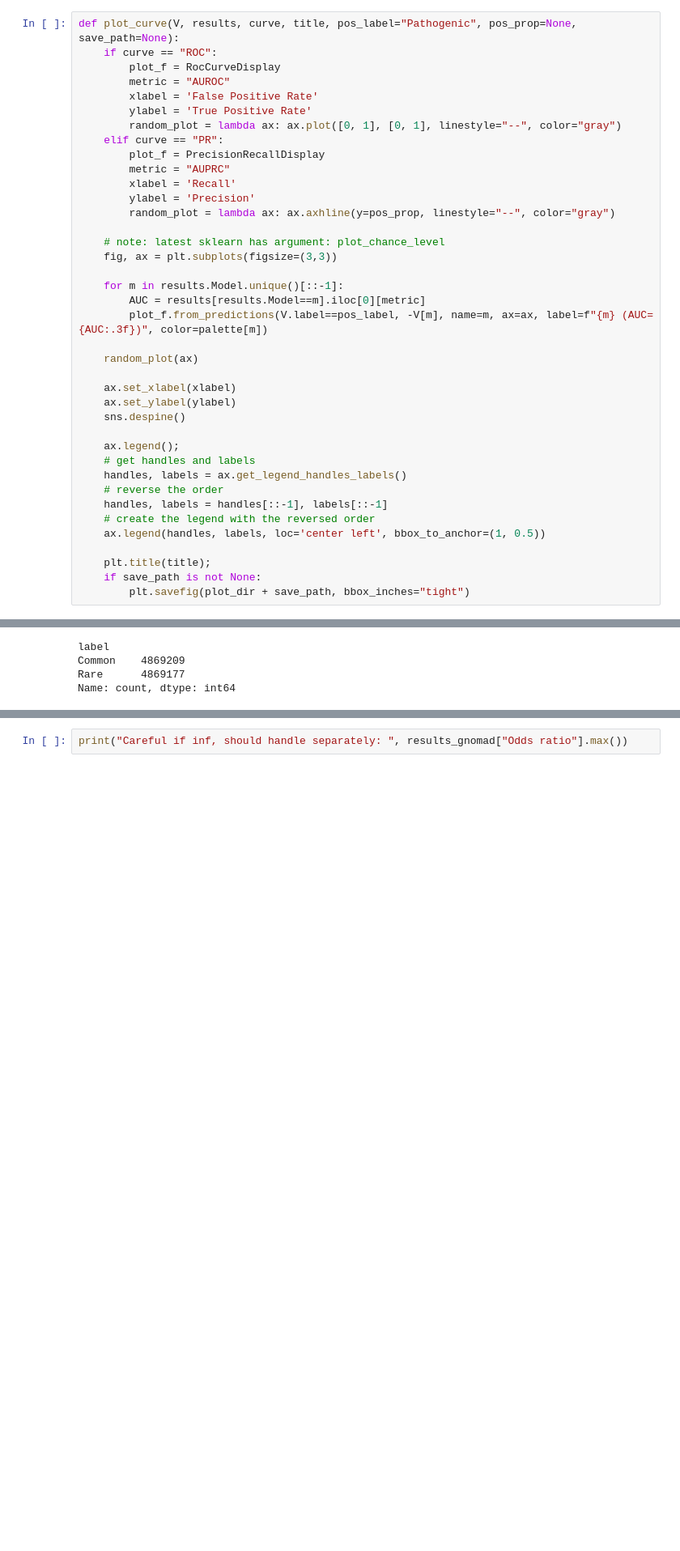
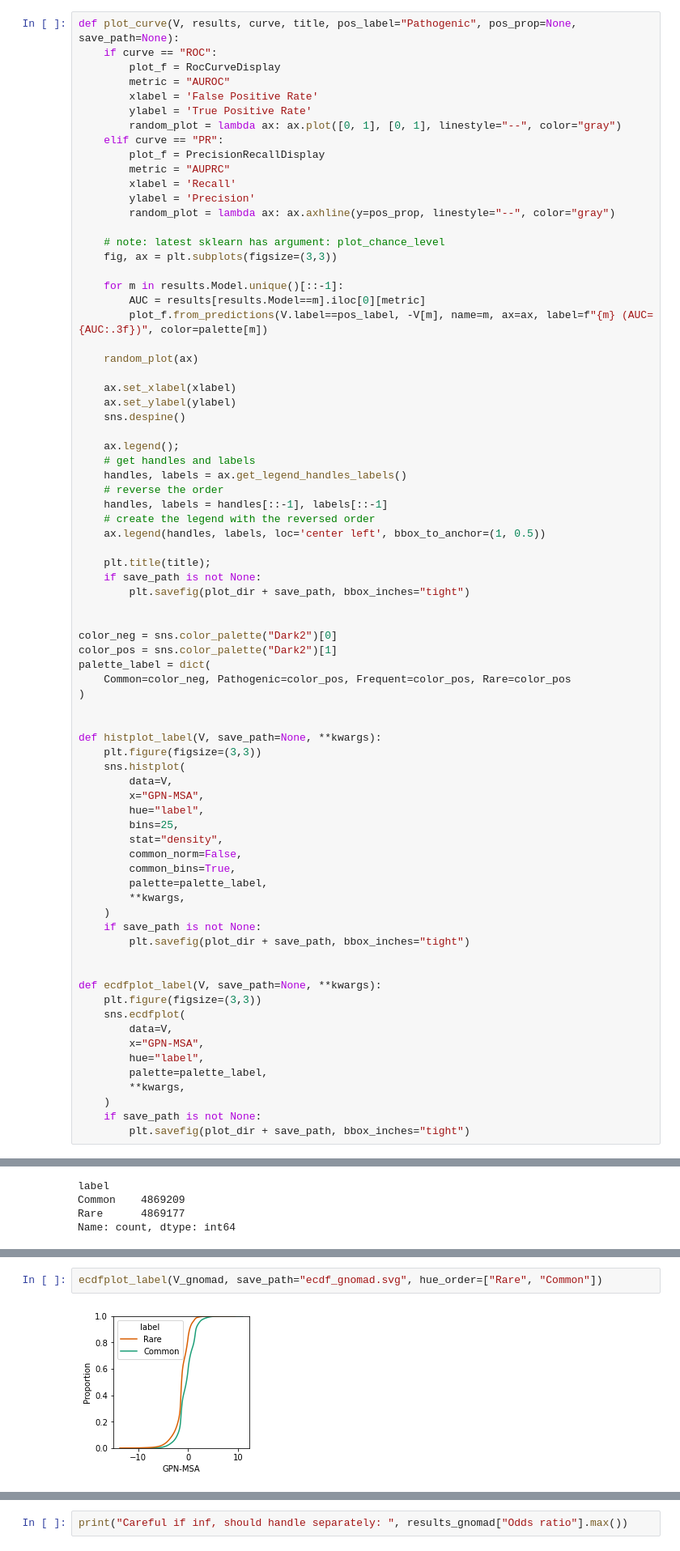
Before and after one commit to songlab-cal/gpn, a Jupyter notebook: analysis/human/workflow/notebooks/vep.ipynb, the cells around one changed output, grey strips where cells are left out. Shown at 81% size. Saved outputs shown, nothing was run; the diff lists cells and outputs as text; blank space fills up the shorter version.

```diff
--- a/analysis/human/workflow/notebooks/vep.ipynb
+++ b/analysis/human/workflow/notebooks/vep.ipynb
@@ -53,6 +53,43 @@ def plot_curve(V, results, curve, title, pos_label="Pathogenic", pos_prop=None,
     plt.title(title);
     if save_path is not None:
         plt.savefig(plot_dir + save_path, bbox_inches="tight")
+
+
+color_neg = sns.color_palette("Dark2")[0]
+color_pos = sns.color_palette("Dark2")[1]
+palette_label = dict(
+    Common=color_neg, Pathogenic=color_pos, Frequent=color_pos, Rare=color_pos
+)
+
+
+def histplot_label(V, save_path=None, **kwargs):
+    plt.figure(figsize=(3,3))
+    sns.histplot(
+        data=V,
+        x="GPN-MSA",
+        hue="label",
+        bins=25,
+        stat="density",
+        common_norm=False,
+        common_bins=True,
+        palette=palette_label,
+        **kwargs,
+    )
+    if save_path is not None:
+        plt.savefig(plot_dir + save_path, bbox_inches="tight")
+
+
+def ecdfplot_label(V, save_path=None, **kwargs):
+    plt.figure(figsize=(3,3))
+    sns.ecdfplot(
+        data=V,
+        x="GPN-MSA",
+        hue="label",
+        palette=palette_label,
+        **kwargs,
+    )
+    if save_path is not None:
+        plt.savefig(plot_dir + save_path, bbox_inches="tight")
 # %%
 plot_dir = "../../results/plots/"
 # %%
@@ -725,5 +746,9 @@ histplot_label(V_gnomad, save_path="hist_gnomad.svg")
 # %% [output]
 [figure]
+# %%
+ecdfplot_label(V_gnomad, save_path="ecdf_gnomad.svg", hue_order=["Rare", "Common"])
+# %% [output]
+[figure, added]
 # %%
 def get_subtitle(consequence, n_rare, n_common):
     c = consequence.replace("_variant", "")
```
Also changed, not shown: parts of 6 cells of this notebook.
